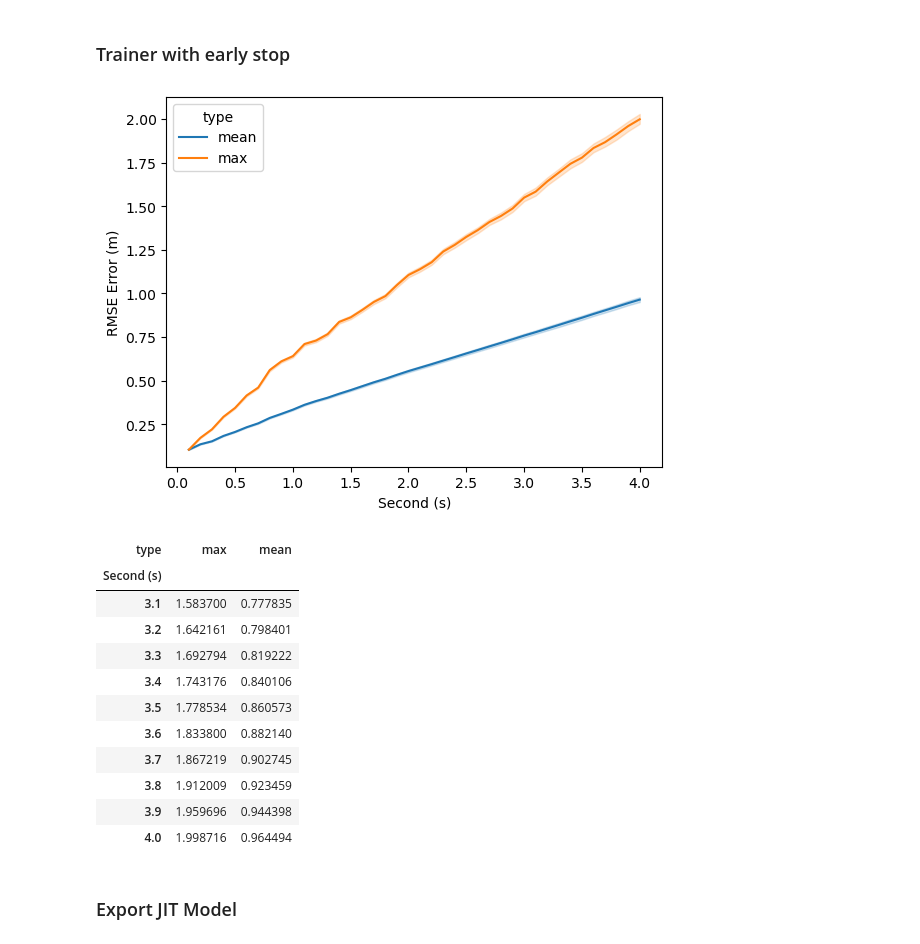
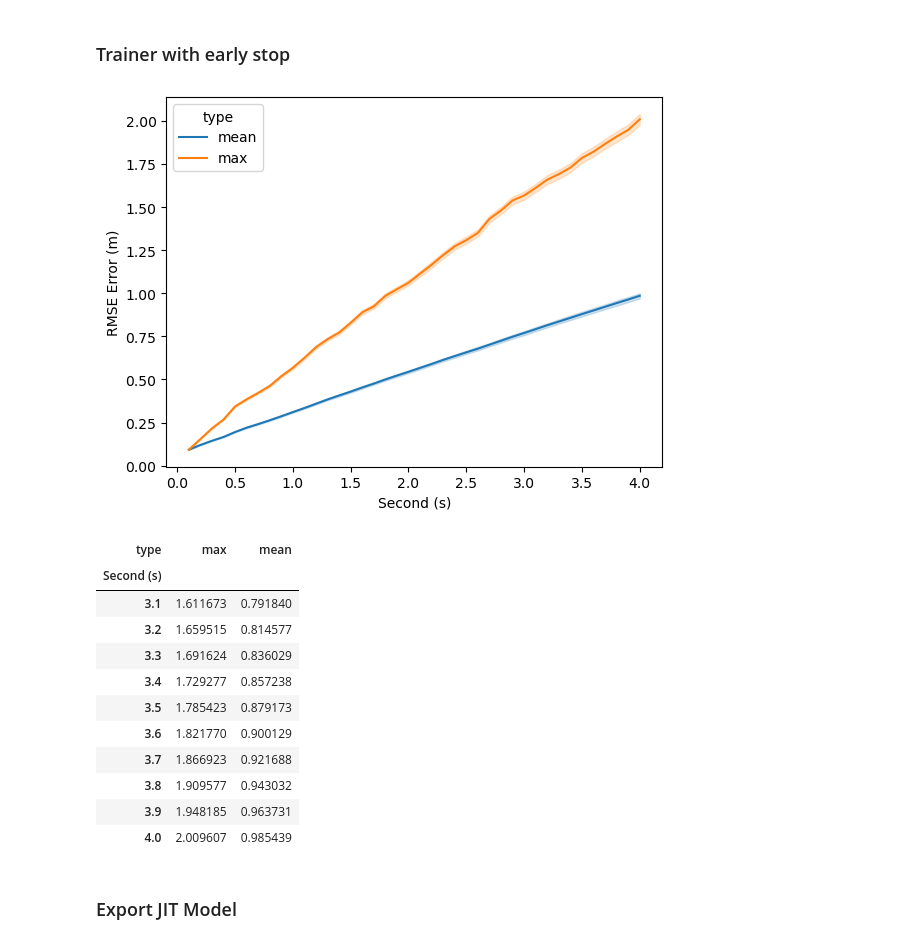
Before and after one commit to priest-yang/Pedestrian-Trajectory-Prediction, a Jupyter notebook: notebook/TFT_scratch.ipynb, the cells around one changed output. Saved outputs shown, nothing was run; the diff lists cells and outputs as text; code cells hidden in the pictures.

```diff
--- a/notebook/TFT_scratch.ipynb
+++ b/notebook/TFT_scratch.ipynb
@@ -136,7 +134,7 @@ class EnhancedTFT(nn.Module):
     def __init__(self, num_features, num_hidden, num_outputs, num_steps, vqvae:VQVAE):
         super(EnhancedTFT, self).__init__()
         self.vqvae = vqvae
-        self.tft = TemporalFusionTransformer(num_features + vqvae.encoder.fc2.out_features, num_hidden, num_outputs, num_steps, num_attention_heads=12)
+        self.tft = TemporalFusionTransformer(num_features + vqvae.encoder.fc2.out_features, num_hidden, num_outputs, num_steps, num_attention_heads=8)
 
     def forward(self, x, mask: Optional[torch.Tensor]=None):
         x_recon, vq_loss, perplexity, embedding = self.vqvae(x)
@@ -359,22 +357,24 @@ sns.lineplot(data = df, x='Second (s)', y='RMSE Error (m)', hue='type',) #  erro
 # plt.savefig('../figure/TFT_manual_shuffle_relative_vqvae.png')
 plt.show()
 # %% [output]
-[figure, old version]
+[figure, new version]
 # %%
-df.groupby(by=['Second (s)', 'type']).mean().unstack()['RMSE Error (m)'].tail(10)
+exp_results = df.groupby(by=['Second (s)', 'type']).mean().unstack()['RMSE Error (m)']
+exp_results.to_csv(f'../model/{model_name}/{folder_name}/result.csv')
+exp_results.tail(10)
 # %% [output]
 | type | max | mean |
 | Second (s) |  |  |
-| 3.1 | 1.583700 | 0.777835 |
-| 3.2 | 1.642161 | 0.798401 |
-| 3.3 | 1.692794 | 0.819222 |
-| 3.4 | 1.743176 | 0.840106 |
-| 3.5 | 1.778534 | 0.860573 |
-| 3.6 | 1.833800 | 0.882140 |
-| 3.7 | 1.867219 | 0.902745 |
-| 3.8 | 1.912009 | 0.923459 |
-| 3.9 | 1.959696 | 0.944398 |
-| 4.0 | 1.998716 | 0.964494 |
+| 3.1 | 1.611673 | 0.791840 |
+| 3.2 | 1.659515 | 0.814577 |
+| 3.3 | 1.691624 | 0.836029 |
+| 3.4 | 1.729277 | 0.857238 |
+| 3.5 | 1.785423 | 0.879173 |
+| 3.6 | 1.821770 | 0.900129 |
+| 3.7 | 1.866923 | 0.921688 |
+| 3.8 | 1.909577 | 0.943032 |
+| 3.9 | 1.948185 | 0.963731 |
+| 4.0 | 2.009607 | 0.985439 |
 # %% [markdown]
 ### Export JIT Model
 # %%
```
Also changed, not shown: parts of 5 cells of this notebook, 3 other files.
